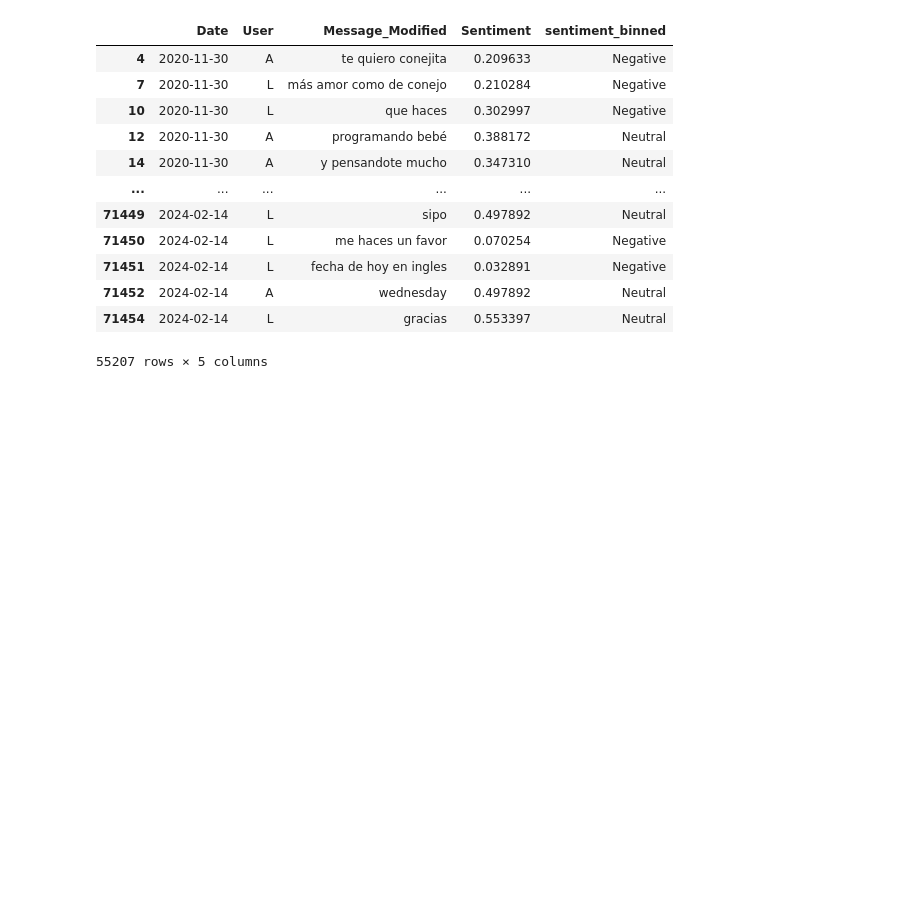
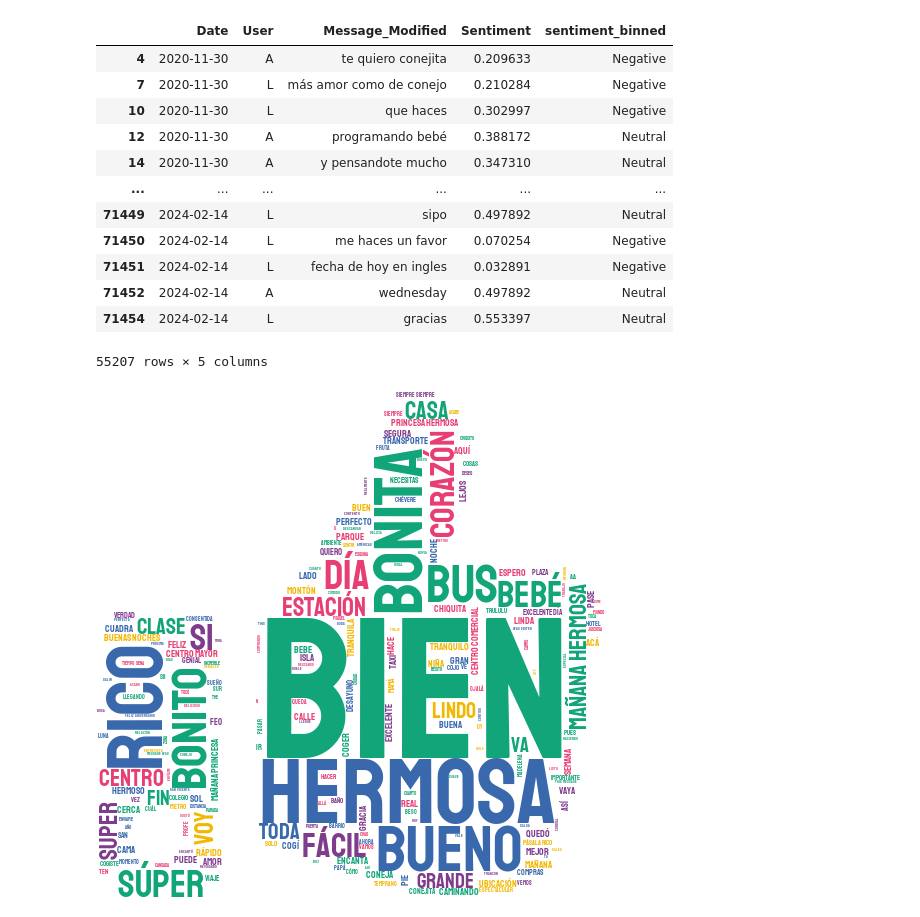
Before and after one commit to alejo1630/whatsapp_chat_analysis, a Jupyter notebook: Whatsapp_Analysis.ipynb, the cells around one changed output. Drawn from its saved outputs; the diff is of its cells as text; code cells hidden in the pictures; blank space fills up the shorter version.

```diff
--- a/Whatsapp_Analysis.ipynb
+++ b/Whatsapp_Analysis.ipynb
@@ -646,19 +642,0 @@ df2.to_csv("chat_with_translation_es_en.csv", index = False)
-# %%
-df2.reset_index(drop = True, inplace = True)
-
-df2["Message_Translated"] = ""
-
-cont_1 = 0
-cont_2 = int(len(df2)/6)
-
-while cont_2 <= len(df2):
-  print(cont_1, cont_2)
-  translator = Translator()
-  df2["Message_Translate"].loc[cont_1:cont_2] = df2["Message_Modified"].loc[cont_1:cont_2].apply(lambda x: translator.translate(x, src = "es", dest="en").text)
-
-  cont_1 += int(len(df)/6)
-  cont_2 += int(len(df)/6)
-
-df2
-
-df2.to_csv("chat_with_translation_es_en.csv", index = False)
@@ -666,0 +643,9 @@ df2
+# %%
+stylecloud.gen_stylecloud(' '.join(df2[df2["sentiment_binned"] == "Positive"]["Message_Modified"]),
+                          icon_name = "fas fa-thumbs-up",
+                          output_name = "sentiment_spanish_pos.png",
+                          custom_stopwords = stop_words_spanish)
+
+Image("sentiment_spanish_pos.png")
+# %% [output]
+[figure, added]
```
Also changed, not shown: parts of 45 cells of this notebook.
